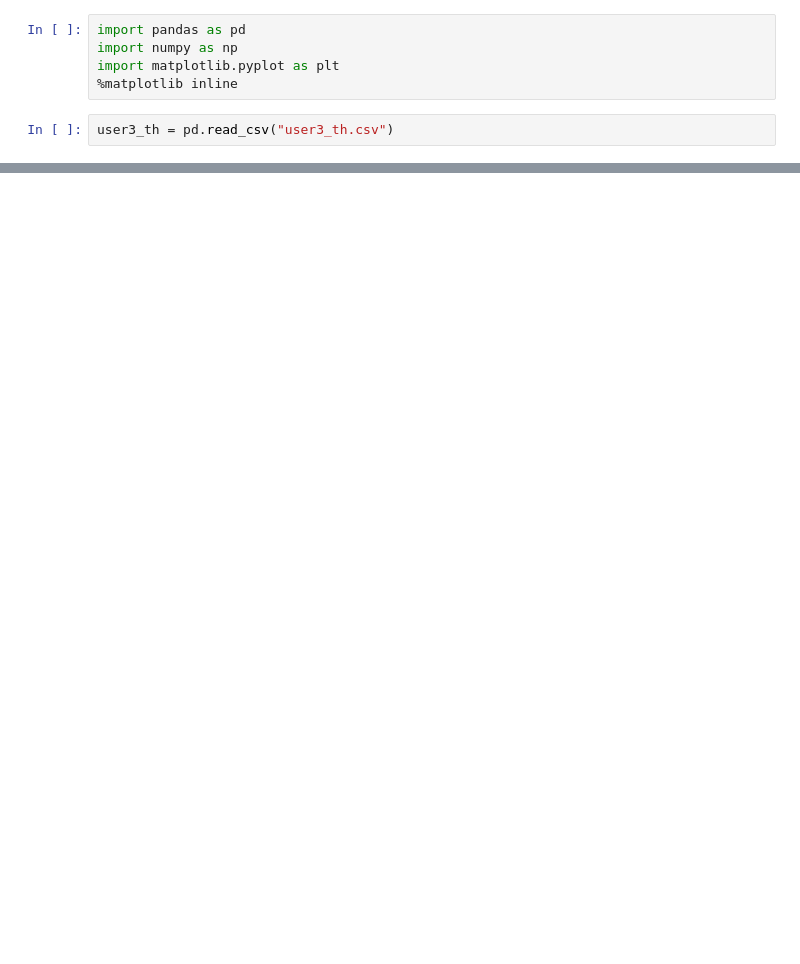
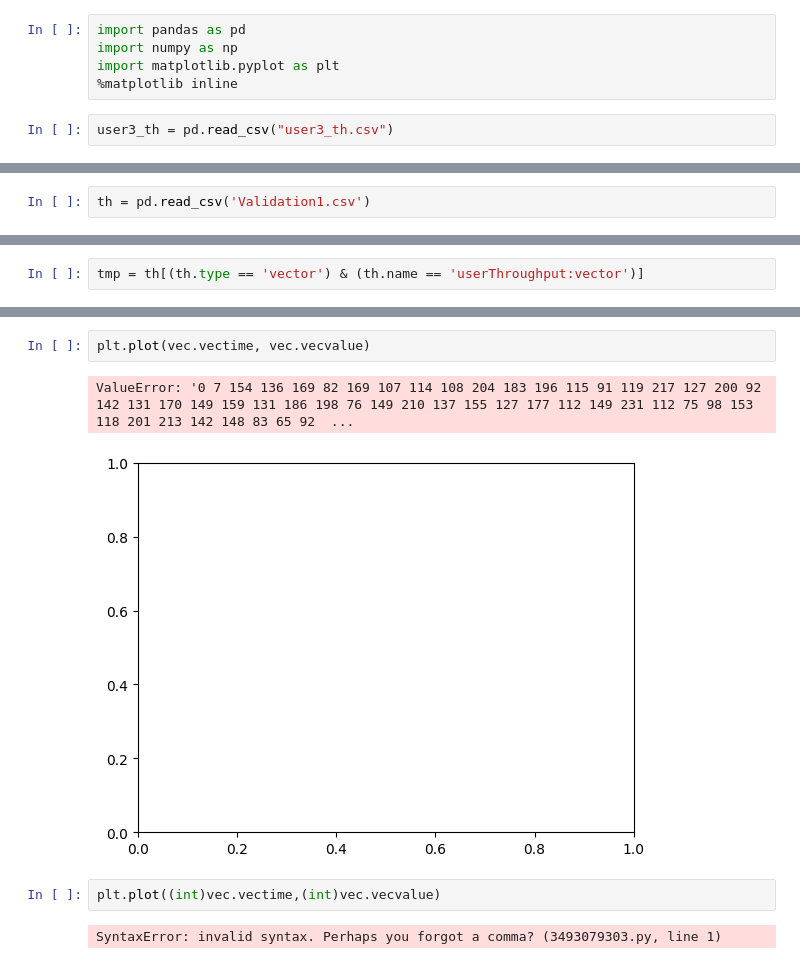
Before and after one commit to daniel-deiana/PECSN---Project, a Jupyter notebook: OpportunisticCellularNetwork/simulations/results/Untitled.ipynb, the cells around one changed output, grey strips where cells are left out. Cells and saved outputs as stored; diff of their text form; blank space fills up the shorter version.

```diff
--- a/OpportunisticCellularNetwork/simulations/results/Untitled.ipynb
+++ b/OpportunisticCellularNetwork/simulations/results/Untitled.ipynb
@@ -36,0 +120,2 @@ user3_th.iloc[20:40]
+# %%
+th = pd.read_csv('Validation1.csv')
@@ -36,0 +159,2 @@ user3_th.iloc[20:40]
+# %%
+tmp = th[(th.type == 'vector') & (th.name == 'userThroughput:vector')]
@@ -36,0 +219,9 @@ user3_th.iloc[20:40]
+# %%
+plt.plot(vec.vectime, vec.vecvalue)
+# %% [output]
+ValueError: '0 7 154 136 169 82 169 107 114 108 204 183 196 115 91 119 217 127 200 92 142 131 170 149 159 131 186 198 76 149 210 137 155 127 177 112 149 231 112 75 98 153 118 201 213 142 148 83 65 92  ...
+[figure, added]
+# %%
+plt.plot((int)vec.vectime,(int)vec.vecvalue)
+# %% [output]
+SyntaxError: invalid syntax. Perhaps you forgot a comma? (3493079303.py, line 1)
```
Also changed, not shown: parts of 101 cells of this notebook, 23 other files.
